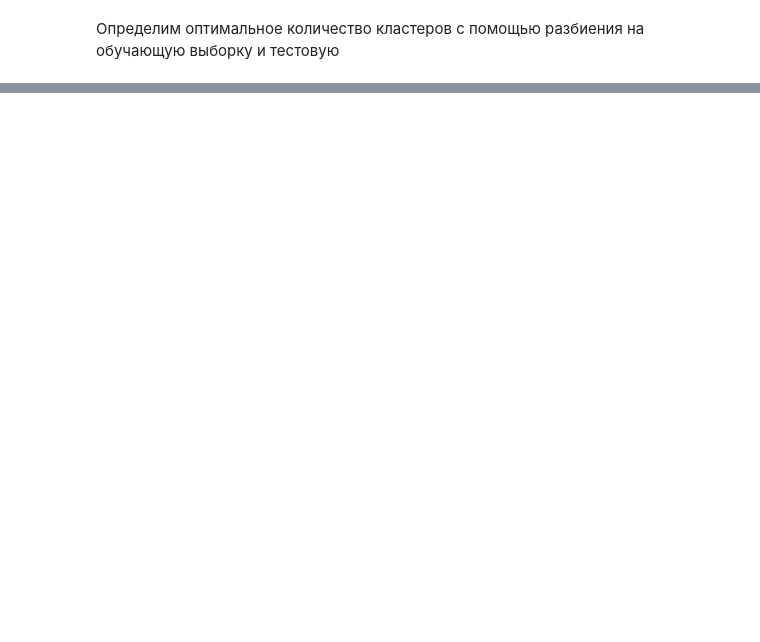
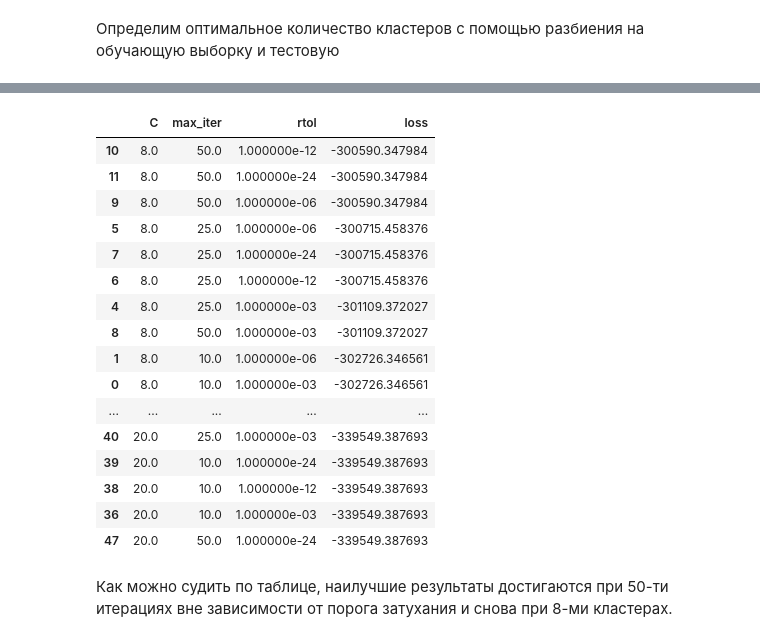
Before and after one commit to JacKira/BayesMethods, a Jupyter notebook: Lab/lab_descr.ipynb, the cells around one changed output, grey strips where cells are left out. Saved outputs shown, nothing was run; the diff lists cells and outputs as text; code cells hidden in the pictures; blank space fills up the shorter version.

```diff
--- a/Lab/lab_descr.ipynb
+++ b/Lab/lab_descr.ipynb
@@ -602,0 +791,5 @@ plt.show()
+# %%
+def Get_Test_Loss_EM(iters = 10, rt = 1e-3, C = 10):
+    np.random.seed(42)
+    losses, _, _, _, _ = train_EM(X_train_var.reshape(-1, 28*28),  max_iter = iters, rtol= rt, C = C)
+    return np.amax(np.array(losses['test']).reshape(-1))
@@ -602,0 +801,8 @@ plt.show()
+# %%
+parameters = {'max_iter':[10, 25, 50]
+              , 'rtol':[1e-3, 1e-6, 1e-12, 1e-24]
+              , 'C':[8, 10, 15, 20]}
+df = pd.DataFrame({'C':[], 'max_iter':[], 'rtol':[]})
+for i in itertools.product(parameters['C'], parameters['max_iter'], parameters['rtol']):
+           print(list(i))
+           df.loc[df.shape[0]] = i
@@ -602,0 +827,5 @@ plt.show()
+# %%
+%%time
+df['loss'] = df.swifter.apply(lambda x: Get_Test_Loss_EM(iters = int(x[1]), rt = x[2], C = int(x[0])), axis = 1)
+df = df.sort_values('loss', ascending = False)
+df.head()
@@ -602,0 +835,3 @@ plt.show()
+# %%
+df = df.sort_values('loss', ascending = False)
+df.head()
@@ -602,0 +845,22 @@ plt.show()
+# %%
+display(df)
+# %% [output]
+|  | C | max_iter | rtol | loss |
+| 10 | 8.0 | 50.0 | 1.000000e-12 | -300590.347984 |
+| 11 | 8.0 | 50.0 | 1.000000e-24 | -300590.347984 |
+| 9 | 8.0 | 50.0 | 1.000000e-06 | -300590.347984 |
+| 5 | 8.0 | 25.0 | 1.000000e-06 | -300715.458376 |
+| 7 | 8.0 | 25.0 | 1.000000e-24 | -300715.458376 |
+| 6 | 8.0 | 25.0 | 1.000000e-12 | -300715.458376 |
+| 4 | 8.0 | 25.0 | 1.000000e-03 | -301109.372027 |
+| 8 | 8.0 | 50.0 | 1.000000e-03 | -301109.372027 |
+| 1 | 8.0 | 10.0 | 1.000000e-06 | -302726.346561 |
+| 0 | 8.0 | 10.0 | 1.000000e-03 | -302726.346561 |
+| ... | ... | ... | ... | ... |
+| 40 | 20.0 | 25.0 | 1.000000e-03 | -339549.387693 |
+| 39 | 20.0 | 10.0 | 1.000000e-24 | -339549.387693 |
+| 38 | 20.0 | 10.0 | 1.000000e-12 | -339549.387693 |
+| 36 | 20.0 | 10.0 | 1.000000e-03 | -339549.387693 |
+| 47 | 20.0 | 50.0 | 1.000000e-24 | -339549.387693 |
+# %% [markdown]
+Как можно судить по таблице, наилучшие результаты достигаются при 50-ти итерациях вне зависимости от порога затухания и снова при 8-ми кластерах.
```
Also changed, not shown: parts of 21 cells of this notebook.
